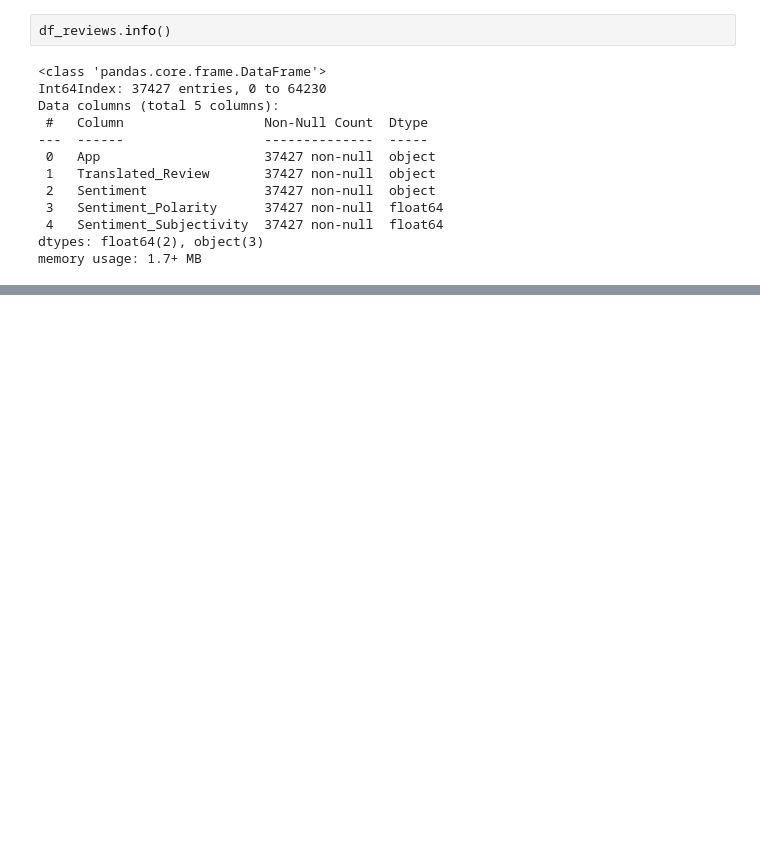
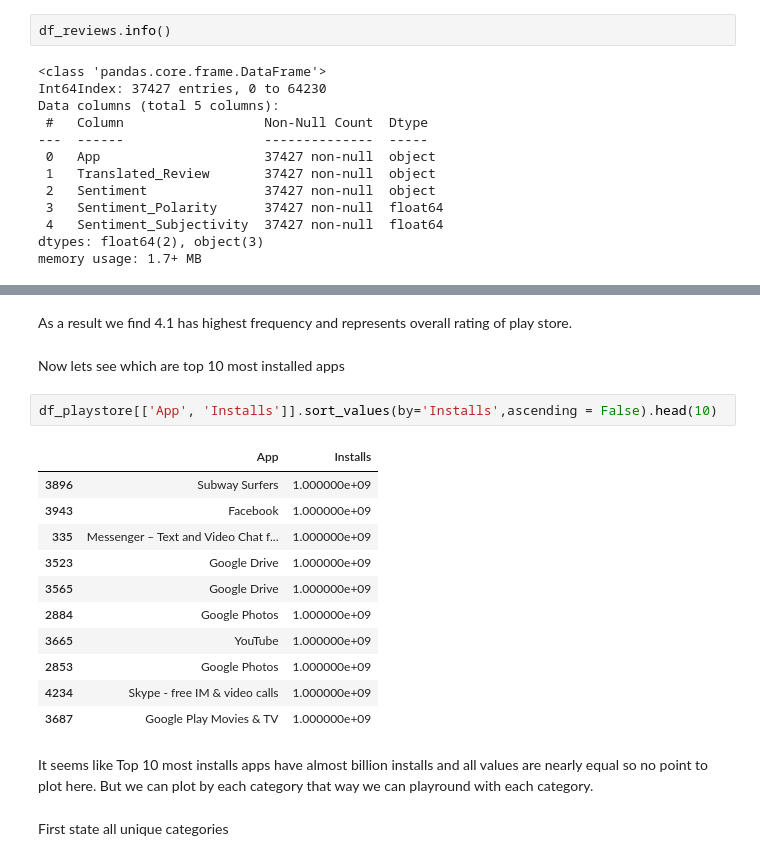
Before and after one commit to Utsav01111/Playstore_app_review_analysis, a Jupyter notebook: Utsav_Ponda_Playstore_App_review_Analysis.ipynb, the cells around one changed output, grey strips where cells are left out. Cells and saved outputs as stored; diff of their text form; blank space fills up the shorter version.

```diff
--- a/Utsav_Ponda_Playstore_App_review_Analysis.ipynb
+++ b/Utsav_Ponda_Playstore_App_review_Analysis.ipynb
@@ -397,0 +424,22 @@ memory usage: 1.7+ MB
+# %% [markdown]
+As a result we find 4.1 has highest frequency and represents overall rating of play store.
+# %% [markdown]
+Now lets see which are top 10 most installed apps
+# %%
+df_playstore[['App', 'Installs']].sort_values(by='Installs',ascending = False).head(10)
+# %% [output]
+|  | App | Installs |
+| 3896 | Subway Surfers | 1.000000e+09 |
+| 3943 | Facebook | 1.000000e+09 |
+| 335 | Messenger – Text and Video Chat f... | 1.000000e+09 |
+| 3523 | Google Drive | 1.000000e+09 |
+| 3565 | Google Drive | 1.000000e+09 |
+| 2884 | Google Photos | 1.000000e+09 |
+| 3665 | YouTube | 1.000000e+09 |
+| 2853 | Google Photos | 1.000000e+09 |
+| 4234 | Skype - free IM & video calls | 1.000000e+09 |
+| 3687 | Google Play Movies & TV | 1.000000e+09 |
+# %% [markdown]
+It seems like Top 10 most installs apps have almost billion installs and all values are nearly equal so no point to plot here. But we can plot by each category that way we can playround with each category.
+# %% [markdown]
+First state all unique categories
```
Also changed, not shown: parts of 11 cells of this notebook.
